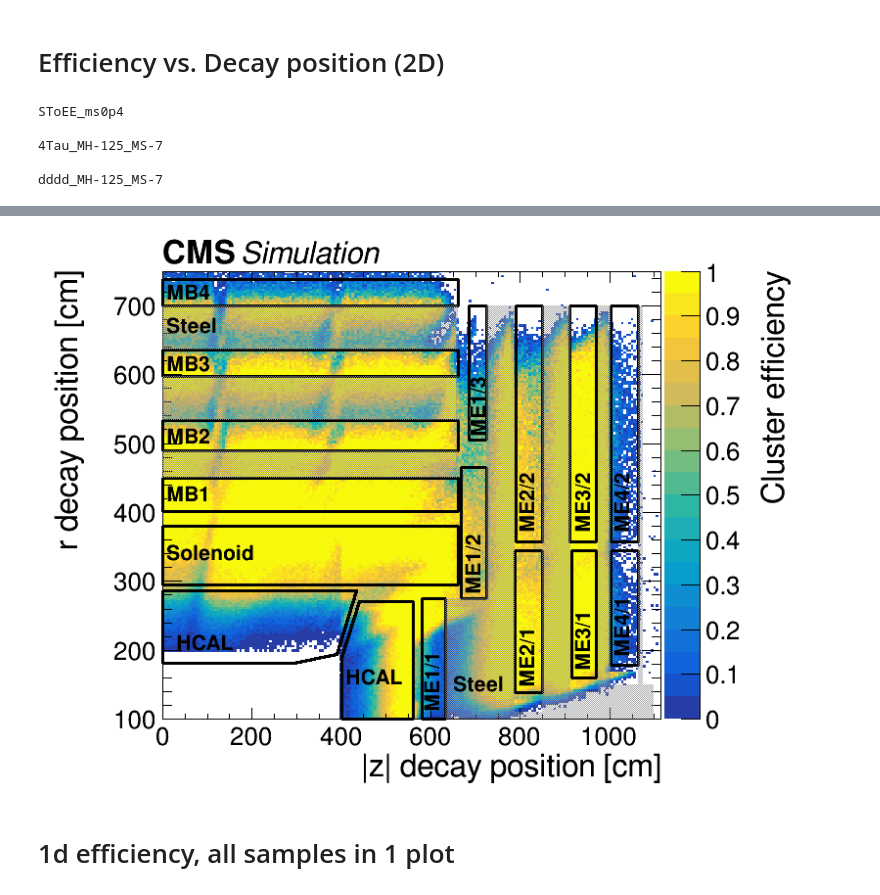
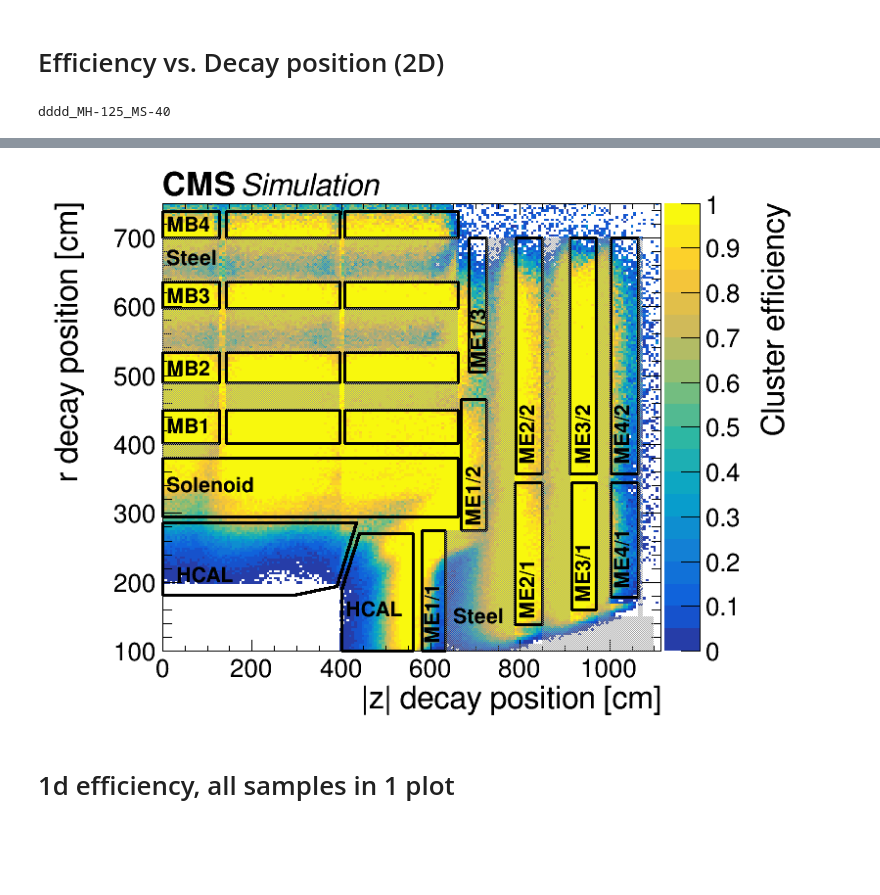
Before and after one commit to cms-lpc-llp/delayed_jet_analyzer, a Jupyter notebook: plot_scripts/MuonSystem_Analysis/combination/2tag/MuonSystem_plots-signal_efficiency_plots.ipynb, the cells around one changed output, grey strips where cells are left out. Cells and saved outputs as stored; diff of their text form; code cells hidden in the pictures; blank space fills up the shorter version.

Commit message:
added plotting script for paper draft

```diff
--- a/plot_scripts/MuonSystem_Analysis/combination/2tag/MuonSystem_plots-signal_efficiency_plots.ipynb
+++ b/plot_scripts/MuonSystem_Analysis/combination/2tag/MuonSystem_plots-signal_efficiency_plots.ipynb
@@ -39,7 +39,7 @@ Welcome to JupyROOT 6.18/02
 # %%
 samples = [
 #     'STodd_ms3p0',
-    'SToEE_ms0p4',
+#     'SToEE_ms0p4',
 #     'SToGammaGamma_ms0p4',
 #     'SToKPlusKMinus_ms1p5',
 #     'SToK0K0_ms1p5',
@@ -49,18 +49,18 @@ samples = [
 #     'SToPiPlusPiMinus_ms1p0',
 
 #     'dddd_MH-125_MS-15',
-#     'dddd_MH-125_MS-40',
+    'dddd_MH-125_MS-40',
 #     'dddd_MH-125_MS-55',
 
 #     'bbbb_MH-125_MS-15',
 #     'bbbb_MH-125_MS-40',
 #     'bbbb_MH-125_MS-55',
 
-    '4Tau_MH-125_MS-7',
+#     '4Tau_MH-125_MS-7',
 #     '4Tau_MH-125_MS-15',
 #     '4Tau_MH-125_MS-40',
 #     '4Tau_MH-125_MS-55',
-    'dddd_MH-125_MS-7',
+#     'dddd_MH-125_MS-7',
 
 ]
 # %%
@@ -170,7 +168,7 @@ importlib.reload(sys.modules['CMS_lumi'])
 
 
 for i, m in enumerate(samples):
-#     if not 'EE' in m:continue
+#     if not 'K0' in m:continue
     c = rt.TCanvas('c','c', 800, 600)
     bins = [14, 400+15, 15+1100, 13,100,750]#100-700, CSC analysis
 
@@ -228,10 +226,21 @@ for i, m in enumerate(samples):
 
     boxes = []
     # DT
-    boxes.append(rt.TBox(max(bins[1],-661),402,661,449)) #MB1
-    boxes.append(rt.TBox(max(bins[1],-661),490,661,533)) #MB2
-    boxes.append(rt.TBox(max(bins[1],-661),597,661,636)) #MB3
-    boxes.append(rt.TBox(max(bins[1],-661),700,661,738)) #MB4
+    boxes.append(rt.TBox(max(bins[1],-661),402,126.8,449)) #MB1, wheel0
+    boxes.append(rt.TBox(141.8,402,395.4,449)) #MB1, wheel1
+    boxes.append(rt.TBox(407.4,402,661,449)) #MB1, wheel2
+
+    boxes.append(rt.TBox(max(bins[1],-661),490,126.8,533)) #MB2
+    boxes.append(rt.TBox(141.8,490,395.4,533)) #MB2
+    boxes.append(rt.TBox(407.4,490,661,533)) #MB2
+
+    boxes.append(rt.TBox(max(bins[1],-661),597,126.8,636)) #MB3
+    boxes.append(rt.TBox(141.8,597,395.4,636)) #MB3
+    boxes.append(rt.TBox(407.4,597,661,636)) #MB3
+
+    boxes.append(rt.TBox(max(bins[1],-661),700,126.8,738)) #MB4
+    boxes.append(rt.TBox(141.8,700,395.4,738)) #MB4
+    boxes.append(rt.TBox(407.4,700,661,738)) #MB4
 
     boxes.append(rt.TBox(max(bins[1],-661),295,661,380)) #solenoid
 
@@ -275,9 +284,20 @@ for i, m in enumerate(samples):
         b.Draw('l same')
 
     steel = []
-    steel.append(rt.TBox(max(bins[1],-661),449,661,490)) #MB1
-    steel.append(rt.TBox(max(bins[1],-661),533,661,597)) #MB2
-    steel.append(rt.TBox(max(bins[1],-661),636,661,700)) #MB3
+    steel.append(rt.TBox(max(bins[1],-661),380,126.8,402)) #MB1, wheel0
+
+
+    steel.append(rt.TBox(max(bins[1],-661),449,126.8,490)) #MB1, wheel0
+    steel.append(rt.TBox(141.8,449,395.4,490)) #MB1, wheel1
+    steel.append(rt.TBox(407.4,449,661,490)) #MB1, wheel2
+
+    steel.append(rt.TBox(max(bins[1],-661),533,126.8,597)) #MB2
+    steel.append(rt.TBox(141.8,533,395.4,597)) #MB2
+    steel.append(rt.TBox(407.4,533,661,597)) #MB2
+
+    steel.append(rt.TBox(max(bins[1],-661),636,126.8,700)) #MB3
+    steel.append(rt.TBox(141.8,636,395.4,700)) #MB3
+    steel.append(rt.TBox(407.4,636,661,700)) #MB3
 
     x=[633,633, 1100, 1100, 1075, 1075, 1063, 1063,1002,1002,975,975,912,912,849,849,789,789,724,724, 633]
     y=[275, 100, 100, 150, 150, 700,700,150,150,700,700,140,140,700,700,110,110,700,700,275,275]
@@ -337,8 +357,4 @@ for i, m in enumerate(samples):
         c.SaveAs(outDir+"2D_sig_eff_"+m+".png")
         c.SaveAs(outDir+"2D_sig_eff_"+m+".pdf")
 # %% [output]
-SToEE_ms0p4
-
-4Tau_MH-125_MS-7
-
-dddd_MH-125_MS-7
+dddd_MH-125_MS-40
@@ -362,4 +364,4 @@ Info in <TCanvas::Print>: pdf file /storage/af/user/christiw/gpu/christiw/llp/de
-[figure, old version]
+[figure, new version]
 # %% [markdown]
 # 1d efficiency, all samples in 1 plot
 # %%
```
Also changed, not shown: parts of 3 cells of this notebook, 4 other files.
